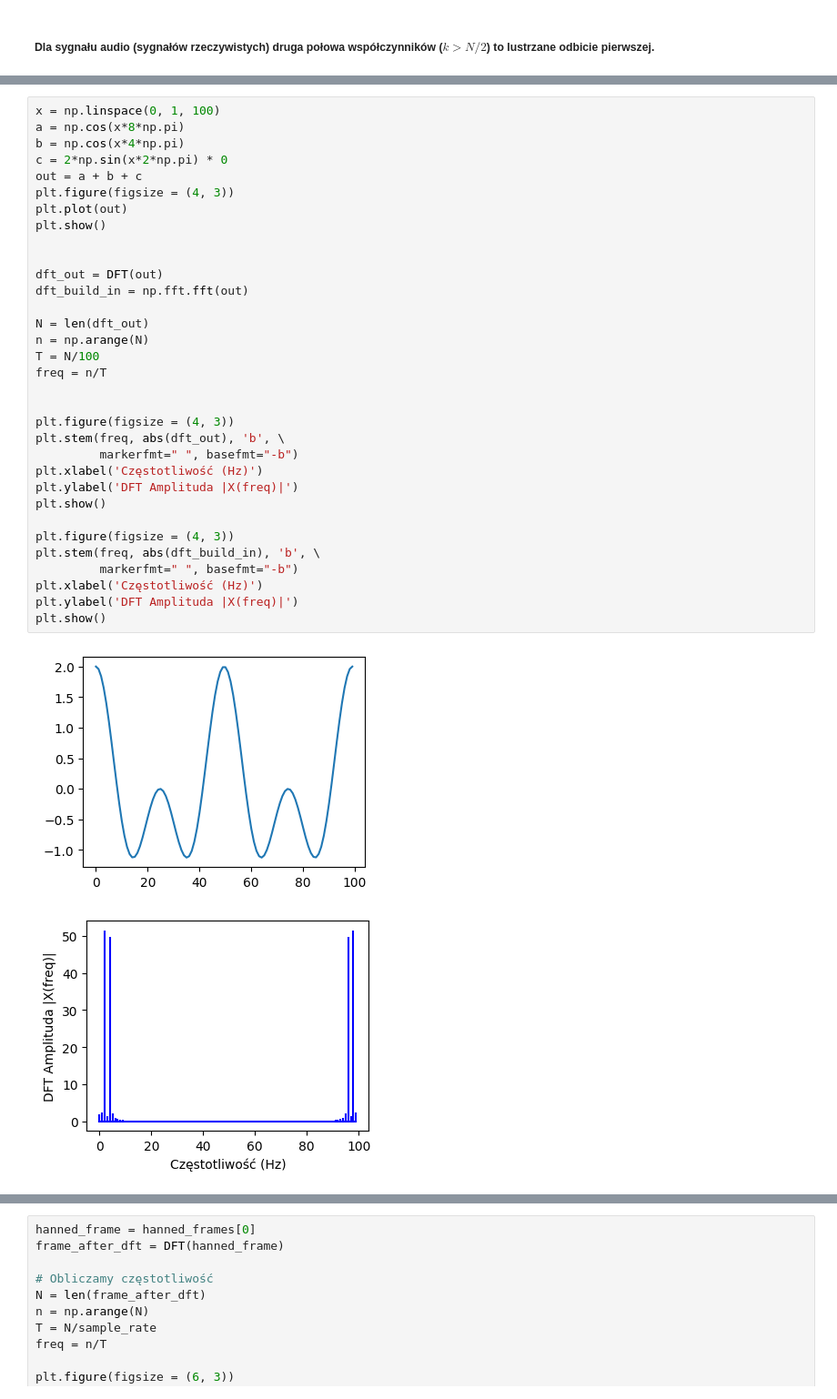
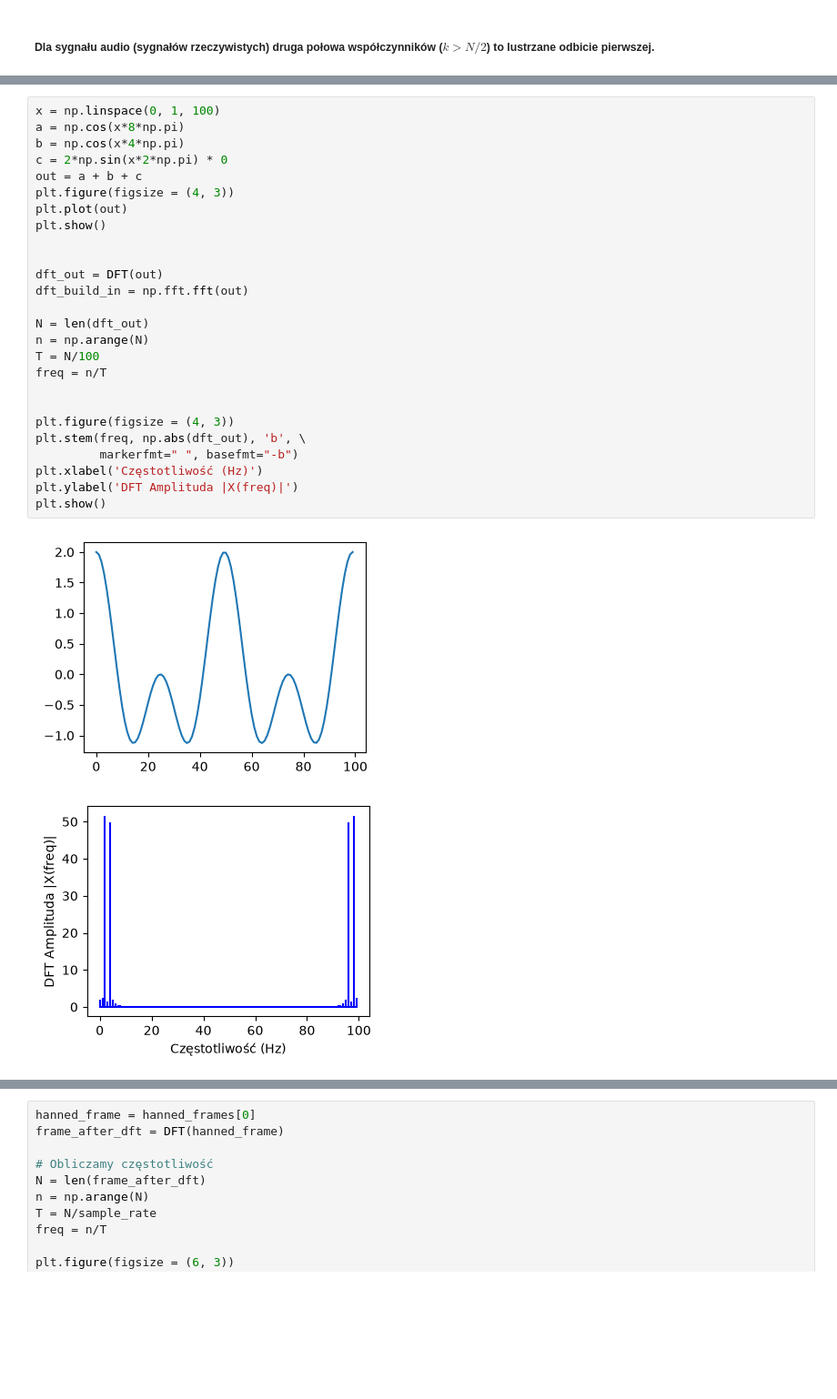
Before and after one commit to khaczkiewicz/instrument-recognition-project, a Jupyter notebook: mel_spectrogram.ipynb, the cells around one changed output, grey strips where cells are left out. Shown at 91% size. Cells and saved outputs as stored; diff of their text form; blank space fills up the shorter version.

```diff
--- a/mel_spectrogram.ipynb
+++ b/mel_spectrogram.ipynb
@@ -397,36 +342,29 @@ plt.show()
 # %%
 x = np.linspace(0, 1, 100)
 a = np.cos(x*8*np.pi)
 b = np.cos(x*4*np.pi)
 c = 2*np.sin(x*2*np.pi) * 0
 out = a + b + c
 plt.figure(figsize = (4, 3))
 plt.plot(out)
 plt.show()
 
 
 dft_out = DFT(out)
 dft_build_in = np.fft.fft(out)
 
 N = len(dft_out)
 n = np.arange(N)
 T = N/100
 freq = n/T
 
 
 plt.figure(figsize = (4, 3))
-plt.stem(freq, abs(dft_out), 'b', \
+plt.stem(freq, np.abs(dft_out), 'b', \
          markerfmt=" ", basefmt="-b")
 plt.xlabel('Częstotliwość (Hz)')
 plt.ylabel('DFT Amplituda |X(freq)|')
 plt.show()
-
-plt.figure(figsize = (4, 3))
-plt.stem(freq, abs(dft_build_in), 'b', \
-         markerfmt=" ", basefmt="-b")
-plt.xlabel('Częstotliwość (Hz)')
-plt.ylabel('DFT Amplituda |X(freq)|')
-plt.show()
 # %% [output]
-[figure, old version]
+[figure, new version]
-[figure, old version]
+[figure, new version]
```
Also changed, not shown: parts of 16 cells of this notebook.
